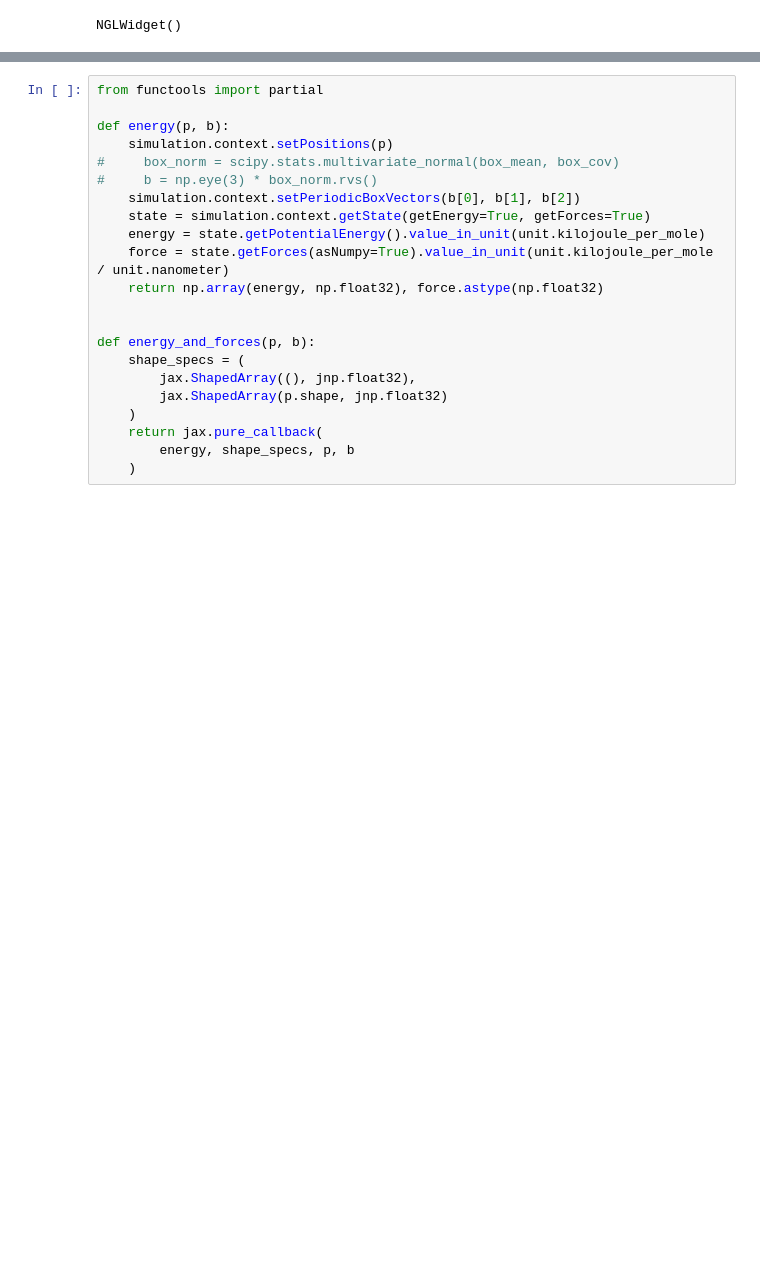
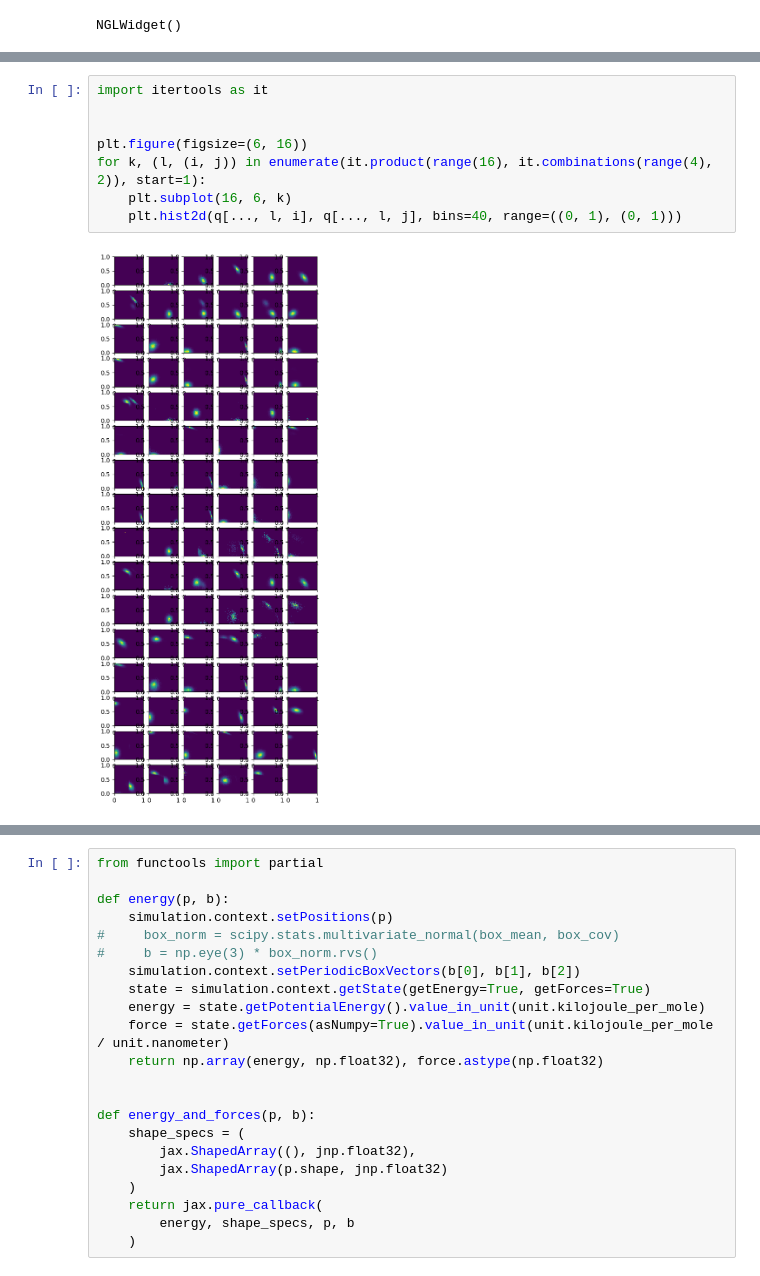
Before and after one commit to noegroup/rigid-flows, a Jupyter notebook: data/water/water_analysis.ipynb, the cells around one changed output, grey strips where cells are left out. Cells and saved outputs as stored; diff of their text form; blank space fills up the shorter version.

```diff
--- a/data/water/water_analysis.ipynb
+++ b/data/water/water_analysis.ipynb
@@ -297,0 +261,10 @@ for i in range(100):
+# %%
+import itertools as it
+
+
+plt.figure(figsize=(6, 16))
+for k, (l, (i, j)) in enumerate(it.product(range(16), it.combinations(range(4), 2)), start=1):
+    plt.subplot(16, 6, k)
+    plt.hist2d(q[..., l, i], q[..., l, j], bins=40, range=((0, 1), (0, 1)))
+# %% [output]
+[figure, added]
```
Also changed, not shown: parts of 29 cells of this notebook, 3 other files.
